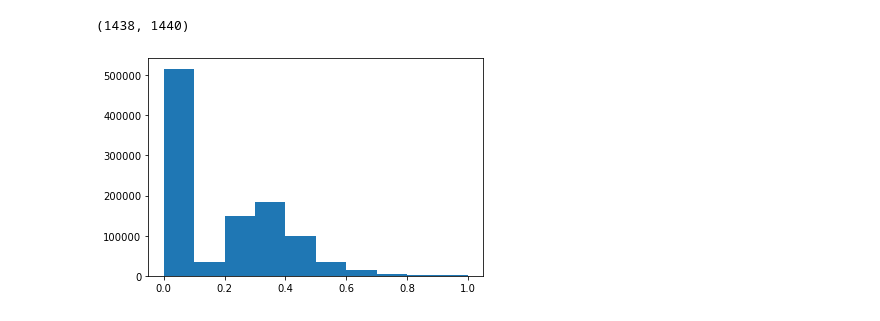
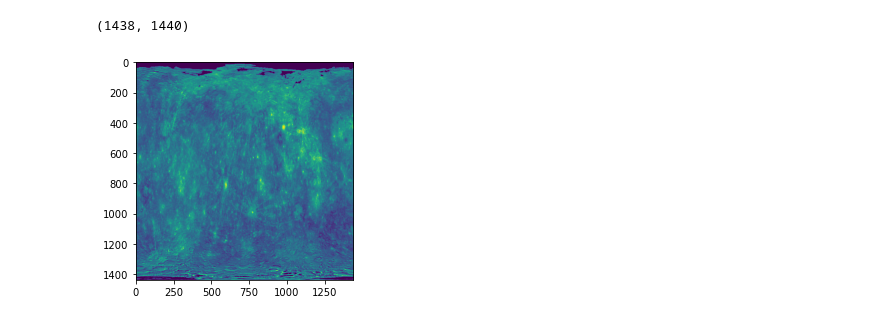
Before and after one commit to g0kul6/Albedo_Task_ML4SCi, a Jupyter notebook: mercury_albedo.ipynb, the cells around one changed output. Cells and saved outputs as stored; diff of their text form; code cells hidden in the pictures.

```diff
--- a/mercury_albedo.ipynb
+++ b/mercury_albedo.ipynb
@@ -25,23 +26,23 @@ ssi_map=dir+"/DATA/Data_Mercury/ssimap_smooth_032015.png.csv"
 # %%
 che=cv2.resize(np.array(pd.read_csv(alsi_map)),(1440,1438))
 che1=cv2.resize(np.array(pd.read_csv(casi_map)),(1440,1438))
 che2=cv2.resize(np.array(pd.read_csv(fesi_map)),(1440,1438))
 che3=cv2.resize(np.array(pd.read_csv(mgsi_map)),(1440,1438))
 che4=cv2.resize(np.array(pd.read_csv(ssi_map)),(1440,1438))
 img=np.concatenate([np.array(pd.read_csv(mercury_albedo_top)).flatten(),np.array(pd.read_csv(mercury_albedo_bottom)).flatten()]).reshape((1438,1440))
 dummy=che+che1+che2+che3+che4
 print(np.shape(dummy))
 for i in range(np.shape(dummy)[0]):
     for j in range(np.shape(dummy)[1]):
-        if che[i][j]==0 or che1[i][j]==0 or che2[i][j]==0 or che3[i][j]==0 or che4[i][j]==0:
+        if che[i][j]==0 and che1[i][j]==0 and che2[i][j]==0 and che3[i][j]==0 and che4[i][j]==0:
             img[i][j]=0
-
-# plt.imshow(img[:719,:])
-plt.hist(img[:,719:].flatten(),bins=10)
+#and mask
+plt.imshow(img)
+# plt.hist(img[:,719:].flatten(),bins=10)
 plt.show()
 # %% [output]
 (1438, 1440)
-[figure, old version]
+[figure, new version]
 # %%
 class dataset_nearby_pixel(Dataset):
     def __init__(self,path_1,path_2,path_3,path_4,path_5,path_6,mode):
```
Also changed, not shown: parts of 9 cells of this notebook.
